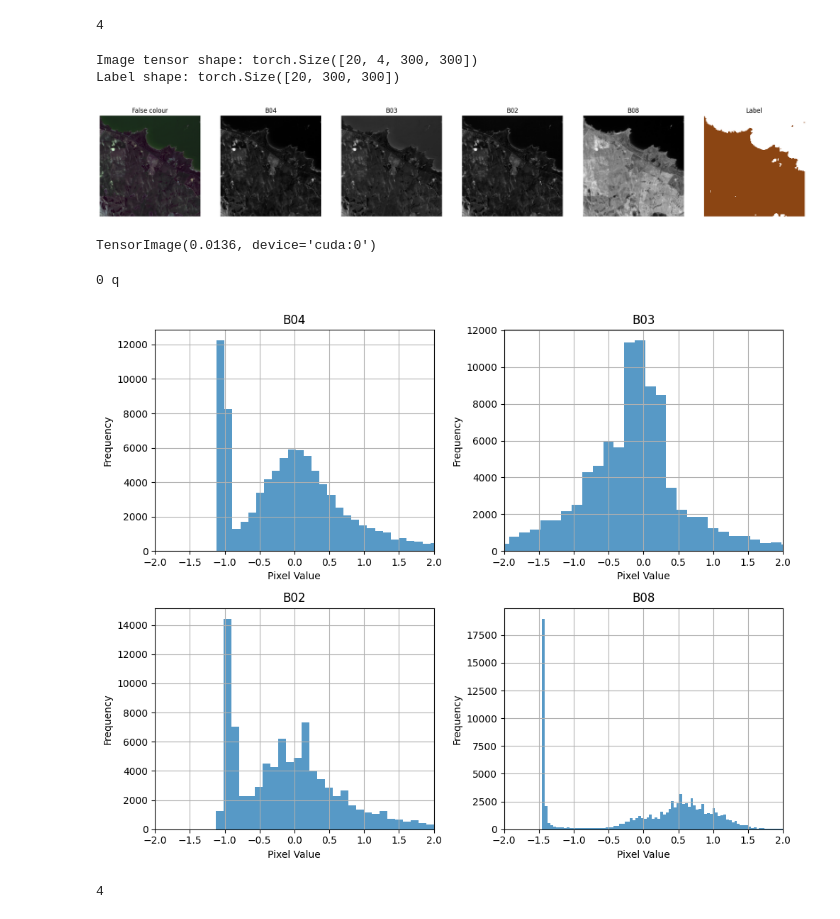
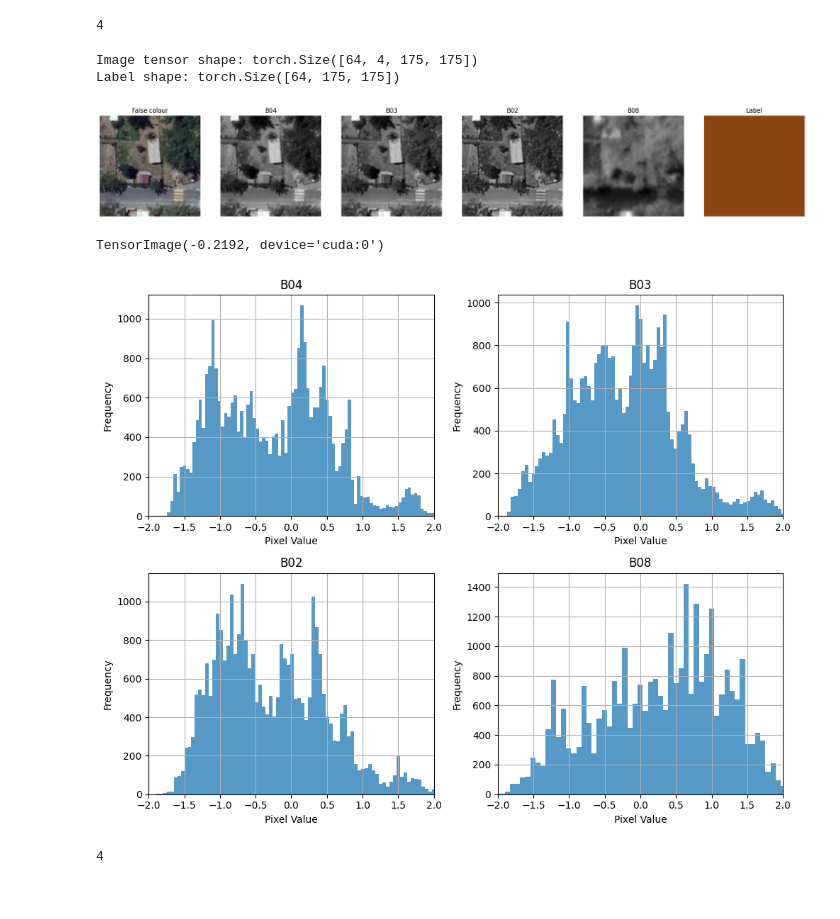
Before and after one commit to DPIRD-DMA/OmniWaterMask-training, a Jupyter notebook: Train OWM.ipynb, the cells around one changed output. Cells and saved outputs as stored; diff of their text form; code cells hidden in the pictures.

```diff
--- a/Train OWM.ipynb
+++ b/Train OWM.ipynb
@@ -252,7 +253,7 @@ def open_img(
     image_tensor = torch.from_numpy(raw_bands)
 
     if bf16:
-        image_tensor = image_tensor.bfloat16()
+        image_tensor = image_tensor.to(dtype=torch.bfloat16)
 
     return TensorImage(image_tensor)
 # %%
@@ -262,7 +263,7 @@ torch.Size([4, 512, 512])
 # %%
 open_img_partial = partial(open_img, img_size=original_image_size, bf16=True)
 # %%
-blocks = (
+blocks = [
     TransformBlock([open_img_partial]),
     MaskBlock(codes=[0, 1]),
-)
+]
@@ -296,8 +301,10 @@ dl = dblock.dataloaders(
     size=original_image_size,
     source=sources,
     bs=batch_size,
-    num_workers=16,
+    num_workers=num_workers,
     pin_memory=True,
+    prefetch_factor=2,
+    persistent_workers=True,
 )
 # %% [output]
 Found 16884 training images from /media/nick/4TB Working 6/Datasets/FLAIR_retrain/train/FLAIR patches
@@ -315,0 +318,3 @@ torch.Size([20, 4, 300, 300])
+# %%
+dl.valid = dl.valid.new(bs=20)
+train_batch = dl.one_batch()
@@ -319,22 +342,17 @@ num_input_channels
 # %% [output]
 4
 # %%
-plot_batch(batch, labels=["False colour"] + band_labels)
+plot_batch(train_batch, labels=["False colour"] + band_labels)
 # %% [output]
-Image tensor shape: torch.Size([20, 4, 300, 300])
-Label shape: torch.Size([20, 300, 300])
+Image tensor shape: torch.Size([64, 4, 175, 175])
+Label shape: torch.Size([64, 175, 175])
-[figure, old version]
+[figure, new version]
 # %%
-batch[0][0][0].mean()
+train_batch[0][0][0].mean()
 # %% [output]
-TensorImage(0.0136, device='cuda:0')
+TensorImage(-0.2192, device='cuda:0')
-# %%
-for index, i in enumerate(["q"]):
-    print(index, i)
-# %% [output]
-0 q
 # %%
-show_histo(batch, labels=band_labels)
+show_histo(train_batch, labels=band_labels)
 # %% [output]
-[figure, old version]
+[figure, new version]
 # %%
```
Also changed, not shown: parts of 27 cells of this notebook, 6 other files.
